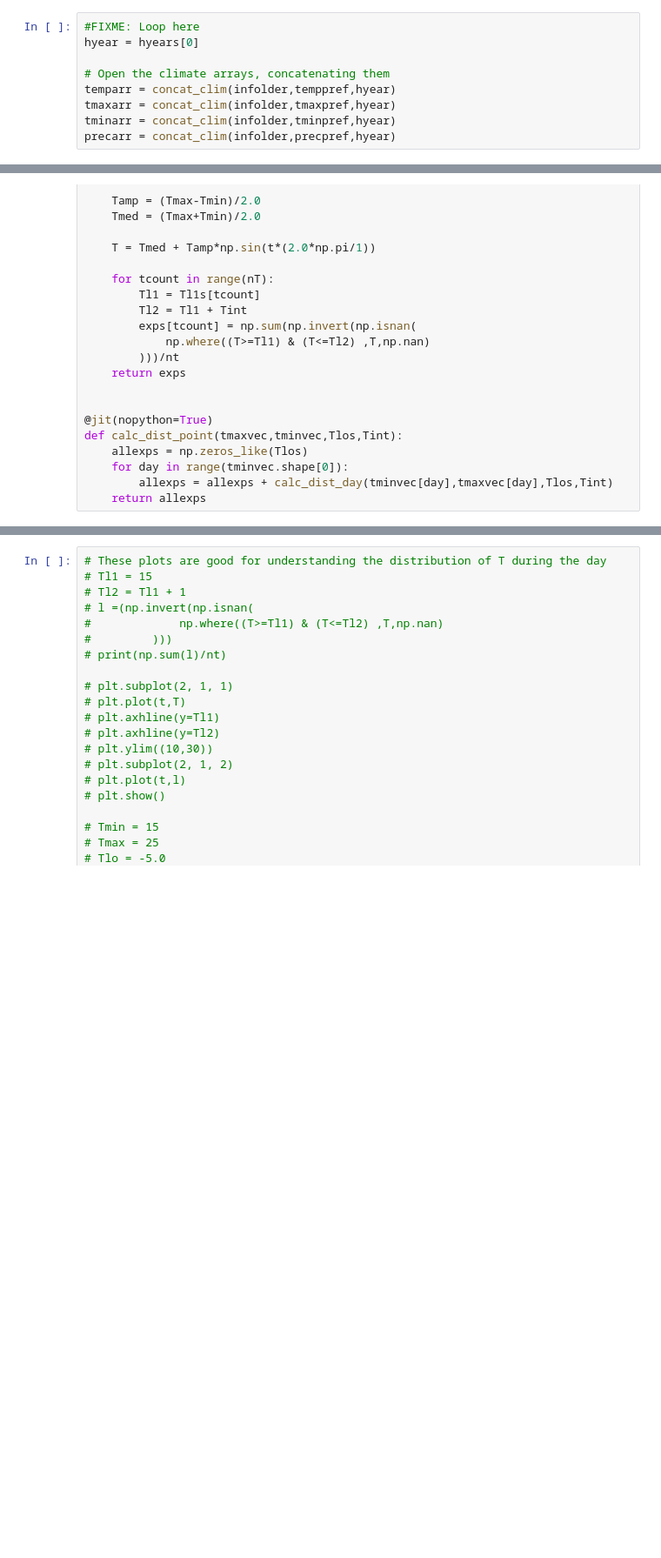
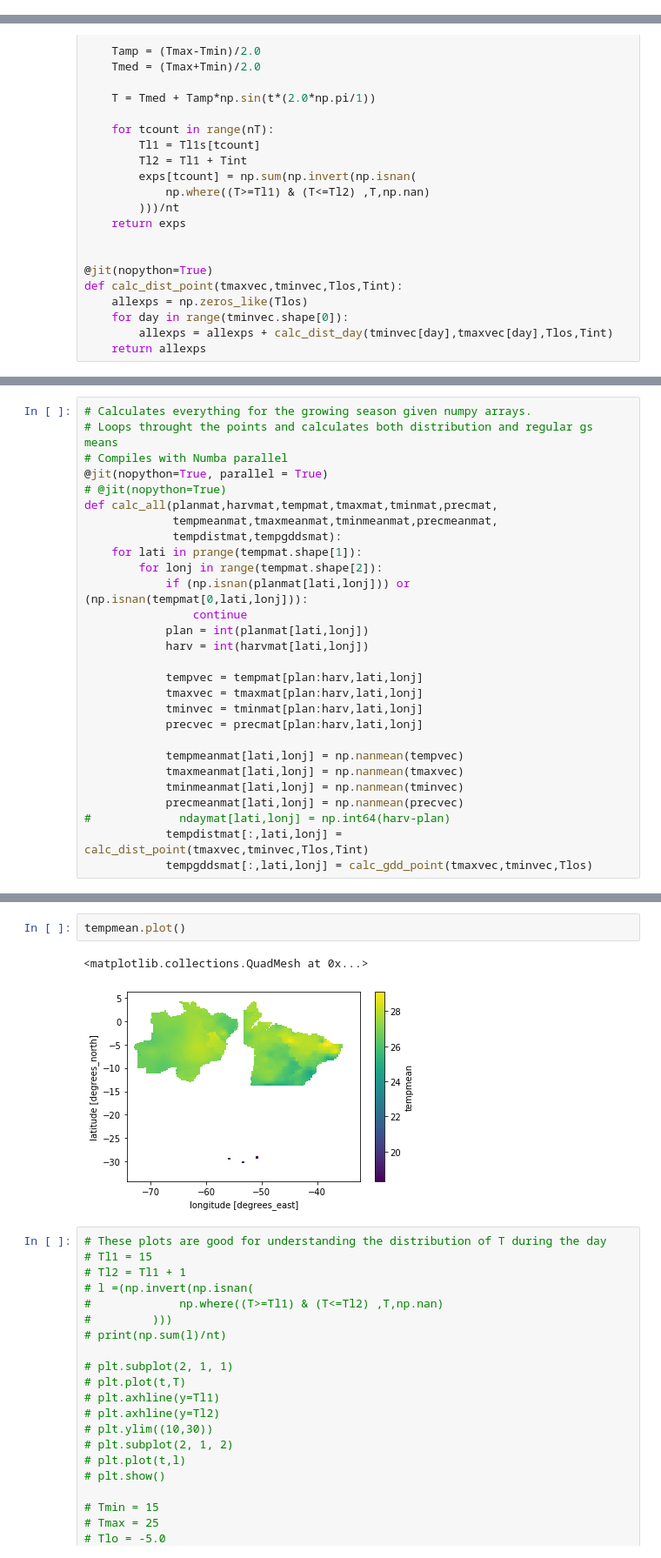
Before and after one commit to cohnlab/schlenker_roberts_method, a Jupyter notebook: compute_gs_vars.ipynb, the cells around one changed output, grey strips where cells are left out. Shown: that part at 87% size. Cells and saved outputs as stored; diff of their text form; blank space fills up the shorter version.

```diff
--- a/compute_gs_vars.ipynb
+++ b/compute_gs_vars.ipynb
@@ -59,9 +56,0 @@ harvarr = xr.where(harvarr < planarr,harvarr + 365,harvarr) - 1
-# %%
-#FIXME: Loop here
-hyear = hyears[0]
-
-# Open the climate arrays, concatenating them
-temparr = concat_clim(infolder,temppref,hyear)
-tmaxarr = concat_clim(infolder,tmaxpref,hyear)
-tminarr = concat_clim(infolder,tminpref,hyear)
-precarr = concat_clim(infolder,precpref,hyear)
@@ -102,0 +122,28 @@ def calc_dist_point(tmaxvec,tminvec,Tlos,Tint):
+# %%
+# Calculates everything for the growing season given numpy arrays.
+# Loops throught the points and calculates both distribution and regular gs means
+# Compiles with Numba parallel
+@jit(nopython=True, parallel = True)
+# @jit(nopython=True)
+def calc_all(planmat,harvmat,tempmat,tmaxmat,tminmat,precmat,
+             tempmeanmat,tmaxmeanmat,tminmeanmat,precmeanmat,
+             tempdistmat,tempgddsmat):
+    for lati in prange(tempmat.shape[1]):
+        for lonj in range(tempmat.shape[2]):
+            if (np.isnan(planmat[lati,lonj])) or (np.isnan(tempmat[0,lati,lonj])):
+                continue
+            plan = int(planmat[lati,lonj])
+            harv = int(harvmat[lati,lonj])
+
+            tempvec = tempmat[plan:harv,lati,lonj]
+            tmaxvec = tmaxmat[plan:harv,lati,lonj]
+            tminvec = tminmat[plan:harv,lati,lonj]
+            precvec = precmat[plan:harv,lati,lonj]
+
+            tempmeanmat[lati,lonj] = np.nanmean(tempvec)
+            tmaxmeanmat[lati,lonj] = np.nanmean(tmaxvec)
+            tminmeanmat[lati,lonj] = np.nanmean(tminvec)
+            precmeanmat[lati,lonj] = np.nanmean(precvec)
+#             ndaymat[lati,lonj] = np.int64(harv-plan)
+            tempdistmat[:,lati,lonj] = calc_dist_point(tmaxvec,tminvec,Tlos,Tint)
+            tempgddsmat[:,lati,lonj] = calc_gdd_point(tmaxvec,tminvec,Tlos)
@@ -173,3 +243,8 @@ outdata.to_netcdf(outfname)
+# %%
+tempmean.plot()
+# %% [output]
+<matplotlib.collections.QuadMesh at 0x...>
+[figure, added]
 # %%
 # These plots are good for understanding the distribution of T during the day
 # Tl1 = 15
```
Also changed, not shown: parts of 12 cells of this notebook.
